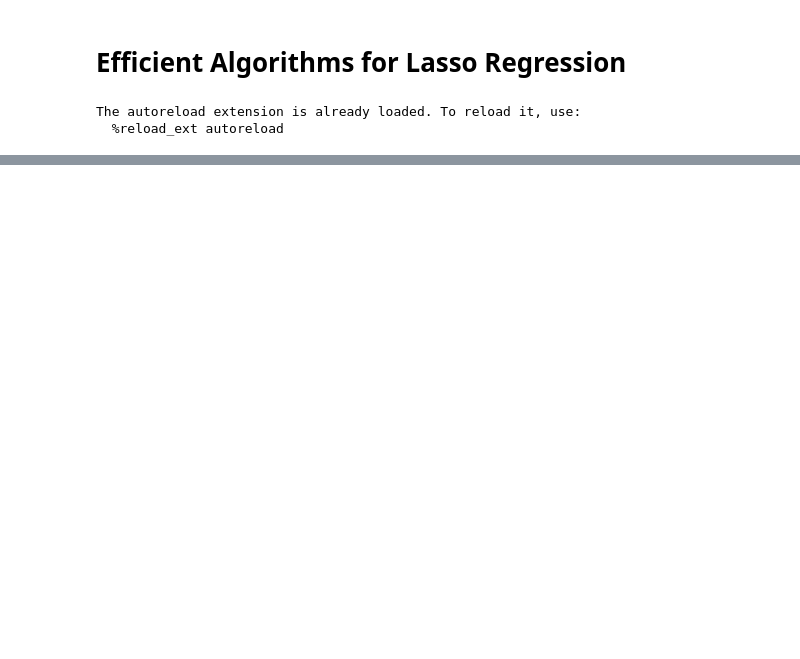
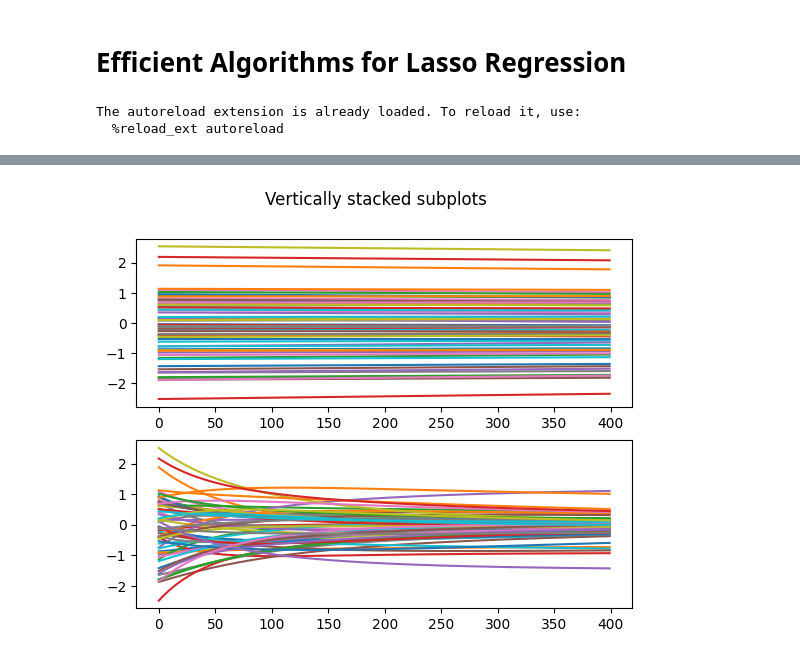
Before and after one commit to lostinentropy/lasso-regression, a Jupyter notebook: lasso-regression.ipynb, the cells around one changed output, grey strips where cells are left out. Cells and saved outputs as stored; diff of their text form; code cells hidden in the pictures; blank space fills up the shorter version.

```diff
--- a/lasso-regression.ipynb
+++ b/lasso-regression.ipynb
@@ -96,0 +61,29 @@ array([-0.84278313, -2.19674969,  1.24346975, -5.87316083, -0.77301471,
+# %%
+w_0 = np.random.normal(size=[60])
+sub_optim = regression.SubGradientDescent(learning_rate=0.0001, lam=lam)
+ista = regression.ISTA(learning_rate=0.0001, lam=lam)
+model_1 = regression.CompressiveLinearModel(w_0)
+# model_1 = regression.CompressiveLinearModel(np.zeros([60]))
+model_2 = deepcopy(model_1)
+
+metrics_normal_1 = regression.fit(model_1, sub_optim, X, y, num_epochs=10000, metrics_dict={"l2": l2})
+metrics_normal_2 = regression.fit(model_2, ista, X, y, num_epochs=10000, metrics_dict={"l2": l2})
+
+w_0 = np.zeros([60])
+sub_optim = regression.SubGradientDescent(learning_rate=0.0001, lam=lam)
+ista = regression.ISTA(learning_rate=0.0001, lam=lam)
+model_1 = regression.CompressiveLinearModel(w_0)
+# model_1 = regression.CompressiveLinearModel(np.zeros([60]))
+model_2 = deepcopy(model_1)
+
+metrics_zero_1 = regression.fit(model_1, sub_optim, X, y, num_epochs=10000, metrics_dict={"l2": l2})
+metrics_zero_2 = regression.fit(model_2, ista, X, y, num_epochs=10000, metrics_dict={"l2": l2})
+# %%
+fig, axs = plt.subplots(2)
+fig.suptitle('Vertically stacked subplots')
+axs[0].plot(metrics_normal_1["path"][0:400])
+axs[1].plot(metrics_normal_2["path"][0:400])
+
+plt.show()
+# %% [output]
+[figure, added]
```
Also changed, not shown: parts of 30 cells of this notebook, 4 other files.
